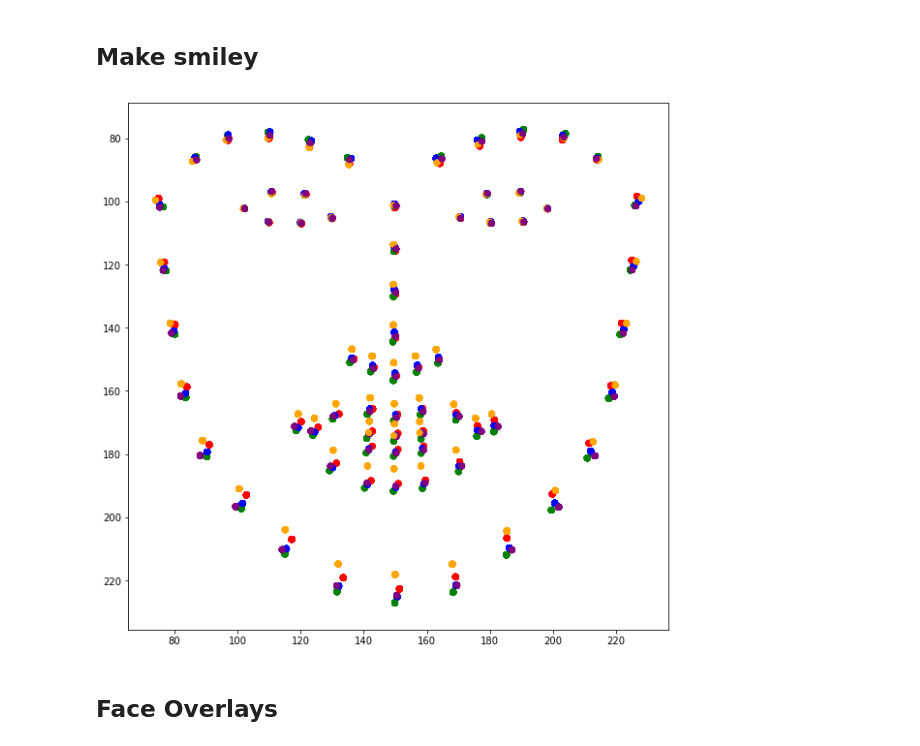
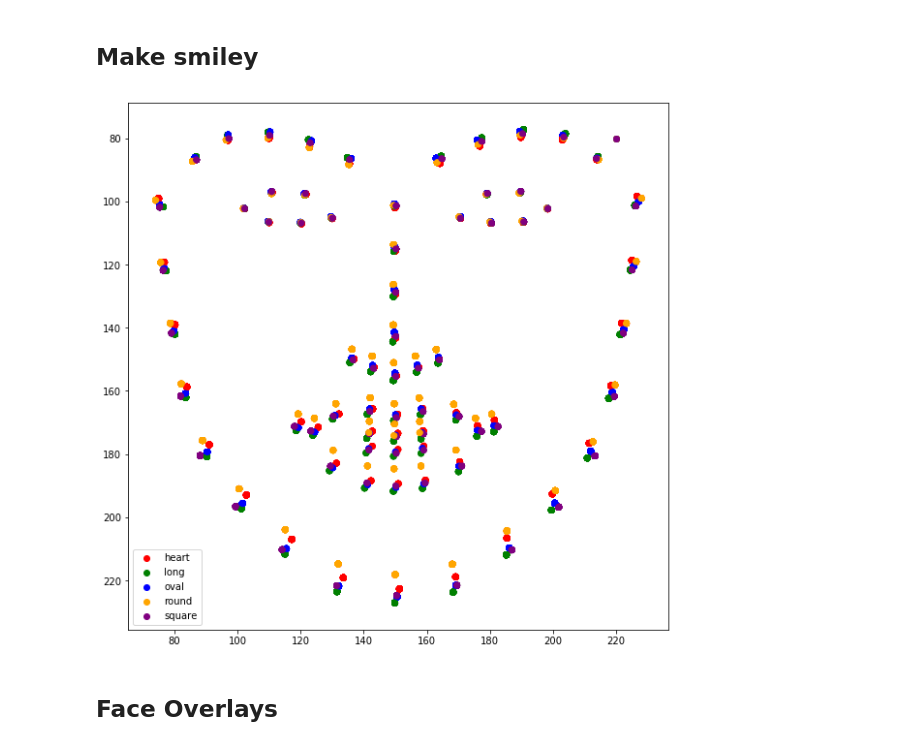
Before and after one commit to marnieboyer/ThinkFul-Capstone-3-Final, a Jupyter notebook: main v2.ipynb, the cells around one changed output. Cells and saved outputs as stored; diff of their text form; code cells hidden in the pictures.

```diff
--- a/main v2.ipynb
+++ b/main v2.ipynb
@@ -382,37 +429,41 @@ face_pt_avg = face_pt_avg.drop(['A1','A2','A3','A4','A5','A6','A7','A8','A9','A1
 # %%
 feature_ct = (face_pt_avg.shape[1])/2
 feature_ct = int(feature_ct)
 colors = ('red','green','blue','orange','purple')
 labels =  ('heart','long','oval','round','square')
+
 plt.figure(figsize = (10,10))
 
+
 def make_smiley(x,rs,re):
+
     x_arr = []
     y_arr = []
 
     for ff in range(0, feature_ct):
         fpav = face_pt_avg.values
         x_coord = fpav[rs:re,x:x+1]
         y_coord = fpav[rs:re,x+1:x+2]
         x_arr.append(x_coord)
         y_arr.append(y_coord)
         x += 2
 
-        plt.scatter(x_arr,y_arr,c=colors,label = labels )
+        plt.scatter(x_arr,y_arr,c=colors) #,label = labels )
 
+    for L in range(len(labels)):
+        plt.scatter(220,80,c=colors[L],label = labels[L])
+        plt.legend()
 
     plt.gca().invert_yaxis()
+    plt.show()
 
-    plt.show()
 
 x = 0
 rs = 0
 re = 6
 make_smiley(x,rs,re)
-
-### NEED TO MAKE LEGEND! ####
 # %% [output]
-[figure, old version]
+[figure, new version]
 # %% [markdown]
 ## Face Overlays
 # %% [markdown]
```
Also changed, not shown: parts of 16 cells of this notebook, 3 other files.
